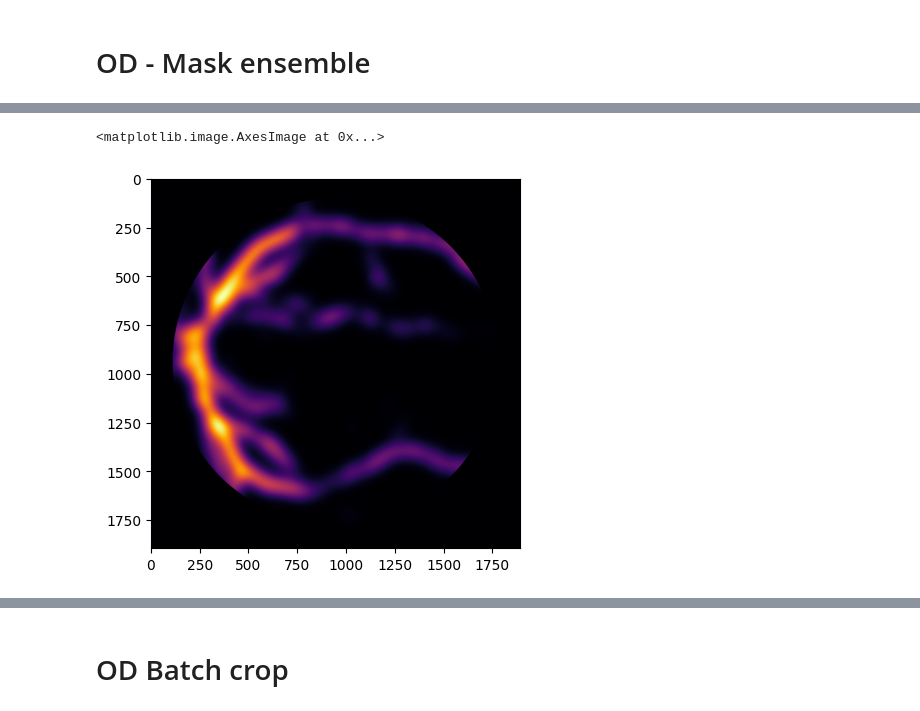
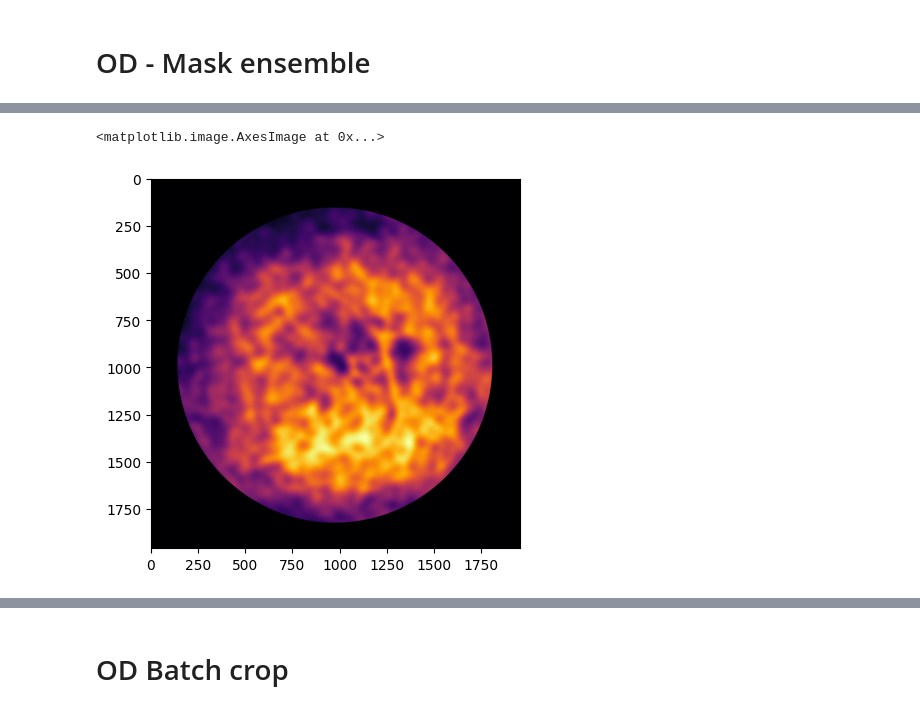
Before and after one commit to mrwhitewhite/HYGD_Dataset, a Jupyter notebook: notebooks/02 Pipelines.ipynb, the cells around one changed output, grey strips where cells are left out. Drawn from its saved outputs; the diff is of its cells as text; code cells hidden in the pictures.

Commit message:
NB: fov with padding

```diff
--- a/notebooks/02 Pipelines.ipynb
+++ b/notebooks/02 Pipelines.ipynb
@@ -165,9 +166,24 @@ plt.imshow(cv2.cvtColor(img_ori, cv2.COLOR_BGR2RGB))
 # %%
 # get fov mask
-def get_fov_mask(img_ori):
+def get_fov_mask(img_ori, pad_size=200):
     h, w = img_ori.shape[:2]
-    green = img_ori[:, :, 1]
-    blurred_fov = cv2.medianBlur(green, 31)
+
+    # ADD PADDING
+    img_padded = cv2.copyMakeBorder(
+        img_ori,
+        pad_size,
+        pad_size,
+        pad_size,
+        pad_size,
+        cv2.BORDER_CONSTANT,
+        value=[0, 0, 0],
+    )
+
+    # Work on the Green channel of the padded image
+    green_p = img_padded[:, :, 1]
+    blurred_fov = cv2.medianBlur(green_p, 31)
+
+    # DETECT CIRCLE (Hough)
     circles = cv2.HoughCircles(
         blurred_fov,
         cv2.HOUGH_GRADIENT,
@@ -178,18 +194,21 @@ def get_fov_mask(img_ori):
         minRadius=int(h * 0.3),
         maxRadius=int(h * 0.6),
     )
-    fov_mask = np.zeros_like(green)
+    fov_mask_p = np.zeros_like(green_p)
     if circles is not None:
         circles = np.uint16(np.around(circles))
         i = circles[0, 0]
-        cv2.circle(fov_mask, (i[0], i[1]), i[2], 255, -1)
+        cv2.circle(fov_mask_p, (i[0], i[1]), i[2], 255, -1)
     else:
-        _, fov_mask = cv2.threshold(blurred_fov, 10, 255, cv2.THRESH_BINARY)
+        _, fov_mask_p = cv2.threshold(blurred_fov, 10, 255, cv2.THRESH_BINARY)
+
+    # REMOVE HALO
     kernel_erode = cv2.getStructuringElement(cv2.MORPH_ELLIPSE, (201, 201))
-    halo_sieve = cv2.erode(fov_mask, kernel_erode, iterations=1)
-    sieve_f = halo_sieve.astype(np.float32) / 255.0
+    halo_sieve_p = cv2.erode(fov_mask_p, kernel_erode, iterations=1)
 
-    return sieve_f
+    # REMOVE PADDING
+    final_sieve = halo_sieve_p[pad_size : pad_size + h, pad_size : pad_size + w]
+    return final_sieve.astype(np.float32) / 255.0
 
 
 fov_mask = get_fov_mask(img_ori)
@@ -225,19 +244,22 @@ plt.imshow(texture_map * fov_mask, cmap="inferno")
 # %%
 def get_vessel_map(img_bgr):
     w = img_bgr.shape[1]
     k_size = int(w * 0.02) | 1  # Must be odd
     green = img_bgr[:, :, 1]
     kernel = cv2.getStructuringElement(cv2.MORPH_ELLIPSE, (k_size, k_size))
     vessels = cv2.morphologyEx(green, cv2.MORPH_BLACKHAT, kernel)
-    _, vessels_clean = cv2.threshold(vessels, 15, 255, cv2.THRESH_BINARY)
-    vessel_hub = cv2.GaussianBlur(vessels_clean.astype(np.float32), (251, 251), 0)
+    _, vessels_clean = cv2.threshold(
+        vessels, 0, 255, cv2.THRESH_BINARY + cv2.THRESH_OTSU
+    )
+    vessel_hub = cv2.GaussianBlur(vessels_clean.astype(np.float32), (151, 151), 0)
     return cv2.normalize(vessel_hub, None, 0, 1, cv2.NORM_MINMAX)
+
 
 vessel_map = get_vessel_map(img_ori)
 plt.imshow(vessel_map * fov_mask, cmap="inferno")
 # %% [output]
 <matplotlib.image.AxesImage at 0x...>
-[figure, old version]
+[figure, new version]
 # %%
 def find_od(map_ls: list):
     # FIND OVERLAPPING MAP
```
Also changed, not shown: parts of 6 cells of this notebook.
